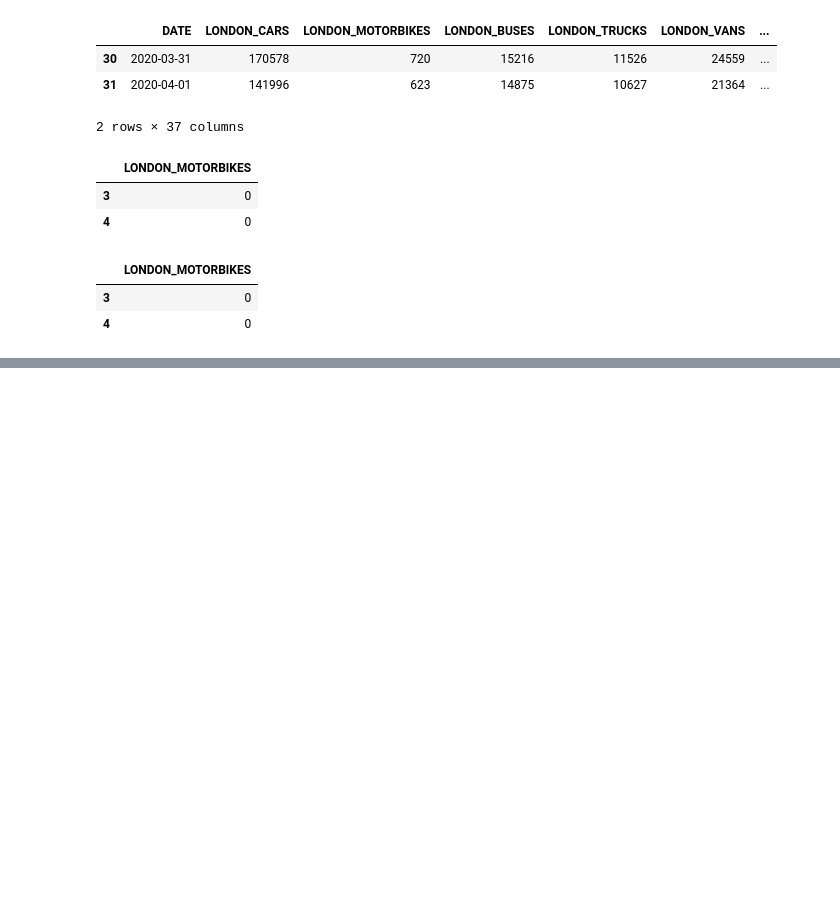
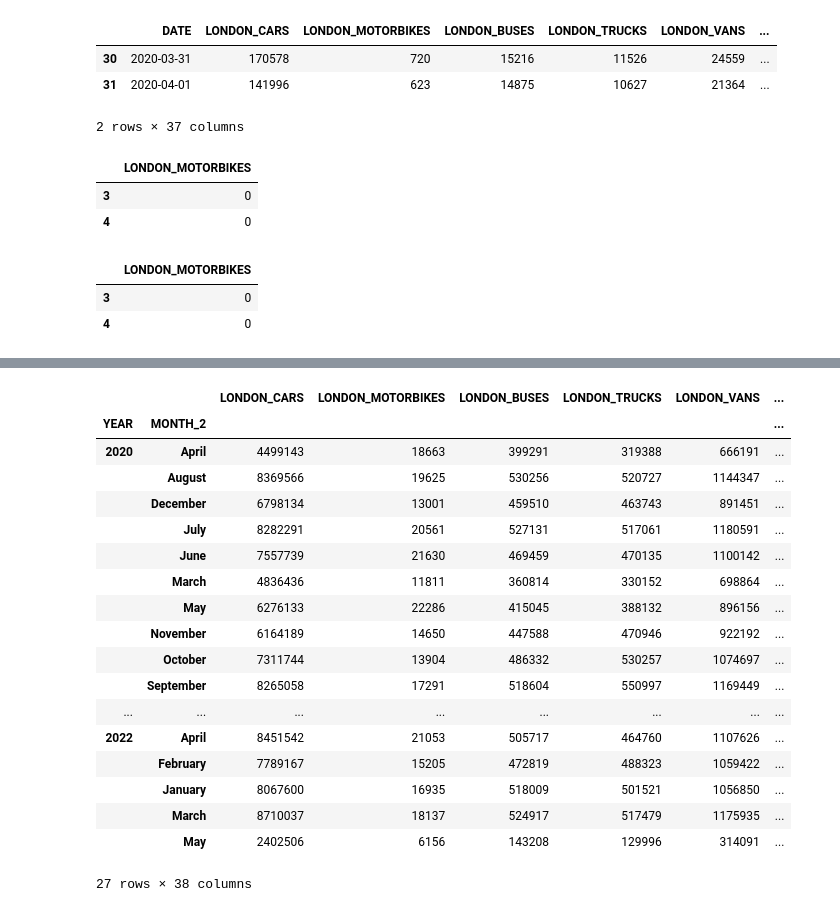
Before and after one commit to JoshMalcolm207/Python_Training_JoshRSA, a Jupyter notebook: training.ipynb, the cells around one changed output, grey strips where cells are left out. Saved outputs shown, nothing was run; the diff lists cells and outputs as text; code cells hidden in the pictures; blank space fills up the shorter version.

```diff
--- a/training.ipynb
+++ b/training.ipynb
@@ -279,0 +362,29 @@ df[ldn_cols][40:46]
+# %%
+df["DAY"]=df["DATE"].dt.day
+# %%
+df["MONTH_2"]=df["DATE"].dt.month_name()
+# %%
+np.random.seed(1254) ## For reproducibility
+
+df['WEATHER'] = np.random.randint(1,4, size=len(df)) ## creates a random column of numbers 1,2,3
+
+## create conditions list
+condition = [
+             df['WEATHER'] == 1,
+             df['WEATHER'] == 2,
+             df['WEATHER'] == 3
+             ]
+
+#create output list for above conditions
+output = [ 'Sun', 'Rain', 'Dry']
+
+
+df['WEATHER'] = np.select(condition, output, default=np.nan)
+# %%
+np.random.seed(1254)
+
+df['WEATHER_2'] = np.random.randint(1,4, size=len(df))
+
+df.loc[df['WEATHER_2'] == 1, :] = 'Sun'
+df.loc[df['WEATHER_2'] == 2, :] = 'Rain'
+df.loc[df['WEATHER_2'] == 3, :] = 'Dry'
@@ -279,0 +590,22 @@ df[ldn_cols][40:46]
+# %%
+df.groupby(["YEAR","MONTH_2"]).sum()
+# %% [output]
+|  |  | LONDON_CARS | LONDON_MOTORBIKES | LONDON_BUSES | LONDON_TRUCKS | LONDON_VANS | ... |
+| YEAR | MONTH_2 |  |  |  |  |  | ... |
+| 2020 | April | 4499143 | 18663 | 399291 | 319388 | 666191 | ... |
+|  | August | 8369566 | 19625 | 530256 | 520727 | 1144347 | ... |
+|  | December | 6798134 | 13001 | 459510 | 463743 | 891451 | ... |
+|  | July | 8282291 | 20561 | 527131 | 517061 | 1180591 | ... |
+|  | June | 7557739 | 21630 | 469459 | 470135 | 1100142 | ... |
+|  | March | 4836436 | 11811 | 360814 | 330152 | 698864 | ... |
+|  | May | 6276133 | 22286 | 415045 | 388132 | 896156 | ... |
+|  | November | 6164189 | 14650 | 447588 | 470946 | 922192 | ... |
+|  | October | 7311744 | 13904 | 486332 | 530257 | 1074697 | ... |
+|  | September | 8265058 | 17291 | 518604 | 550997 | 1169449 | ... |
+| ... | ... | ... | ... | ... | ... | ... | ... |
+| 2022 | April | 8451542 | 21053 | 505717 | 464760 | 1107626 | ... |
+|  | February | 7789167 | 15205 | 472819 | 488323 | 1059422 | ... |
+|  | January | 8067600 | 16935 | 518009 | 501521 | 1056850 | ... |
+|  | March | 8710037 | 18137 | 524917 | 517479 | 1175935 | ... |
+|  | May | 2402506 | 6156 | 143208 | 129996 | 314091 | ... |
+27 rows × 38 columns
```
Also changed, not shown: parts of 27 cells of this notebook.
